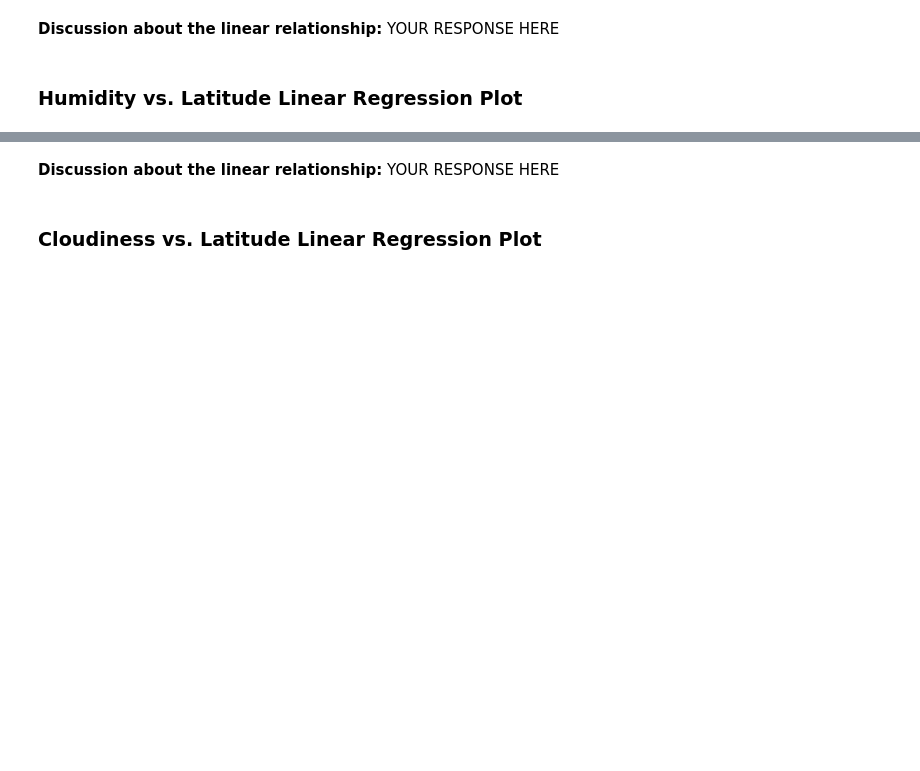
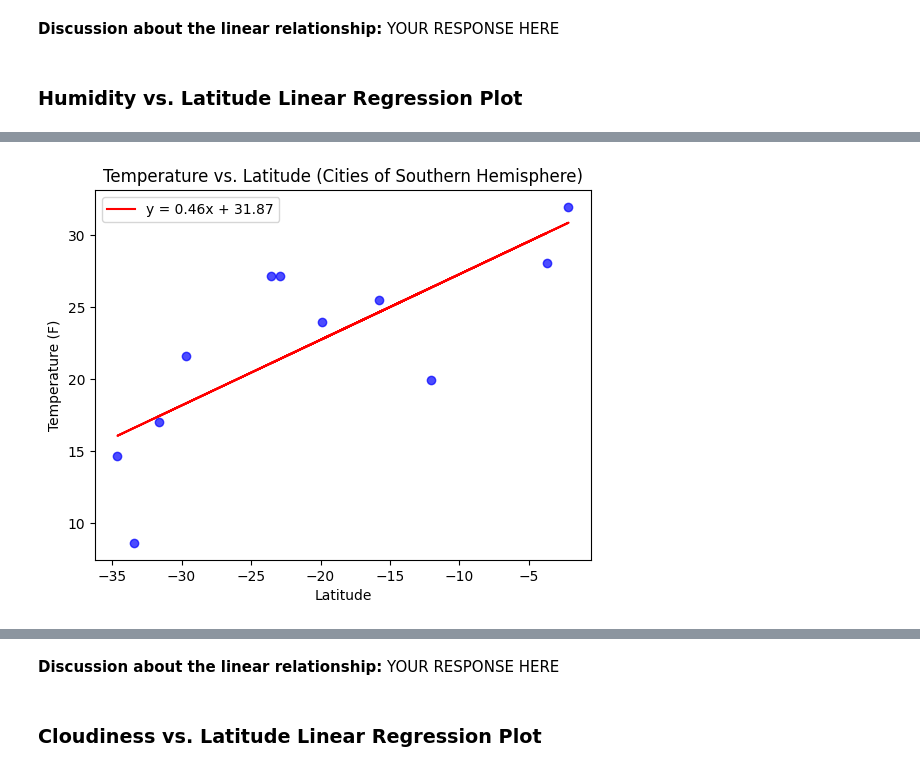
Before and after one commit to aparajita-code/python-api-challenge, a Jupyter notebook: WeatherPy/WeatherPy.ipynb, the cells around one changed output, grey strips where cells are left out. Cells and saved outputs as stored; diff of their text form; code cells hidden in the pictures; blank space fills up the shorter version.

Commit message:
upto southren hemishpere _linear regression of Latitutde vs Tempature

```diff
--- a/WeatherPy/WeatherPy.ipynb
+++ b/WeatherPy/WeatherPy.ipynb
@@ -547,3 +547,6 @@ R-squared: 0.05
 # %% [output]
 The r^2-value is: 0.6720220238897325
 [figure]
+# %%
+#pui the list of cities  (taking 20 random cities uner Southern hemisphere)
+cities_1= ["São Paulo","Lima,Mexico City","New York","Bogotá","Rio de Janeiro","Santiago","Los Angeles","Buenos Aires","Brasília","Salvador","Toronto","Chicago","Fortaleza","Santo Domingo","Belo Horizonte","Medellín","Cali","Houston","Guayaquil","Santa Maria","Santa Fe"]
@@ -549,0 +611,13 @@ The r^2-value is: 0.6720220238897325
+# %%
+# create a DataFrame from cities, lat, and temp
+southern_hemisphere_dict = {
+    "city": cities_1,
+    "lat": lat,
+    "temp": temp,
+    "humidity" : humidity,
+    "cloudiness" : cloudiness,
+    "wind_speed" : wind_speed,
+
+}
+southern_hemisphere_data = pd.DataFrame(southern_hemisphere_dict)
+southern_hemisphere_data
@@ -565,0 +646,3 @@ The r^2-value is: 0.00014367159540169783
+# %%
+southern_hemisphere_data.index = southern_hemisphere_data.index.set_names(['city_id'])
+southern_hemisphere_data
@@ -565,0 +668,5 @@ The r^2-value is: 0.00014367159540169783
+# %%
+filtered_southern_hemisphere_cities = southern_hemisphere_data[southern_hemisphere_data['lat'] < 0]
+
+# Print the resulting DataFrame
+print(filtered_southern_hemisphere_cities)
@@ -565,0 +687,19 @@ The r^2-value is: 0.00014367159540169783
+# %%
+#Southern Hemisphere (linear regression)- Latitude Vs temp
+# Create a scatter plot
+plt.scatter(filtered_southern_hemisphere_cities['lat'], filtered_southern_hemisphere_cities['temp'], marker='o', color='b', alpha=0.7)
+plt.xlabel('Latitude')
+plt.ylabel('Temperature (F)')
+plt.title('Temperature vs. Latitude (Cities of Southern Hemisphere)')
+
+# Compute linear regression
+slope, intercept, r_value, p_value, std_err = linregress(filtered_southern_hemisphere_cities['lat'], filtered_southern_hemisphere_cities['temp'])
+regression_line = slope * filtered_southern_hemisphere_cities['lat'] + intercept
+plt.plot(filtered_southern_hemisphere_cities['lat'], regression_line, color='r', label=f'y = {slope:.2f}x + {intercept:.2f}')
+plt.legend()
+# Save the figure (you can customize the filename and format)
+plt.savefig("solution7.png")
+
+plt.show()
+# %% [output]
+[figure, added]
```
Also changed, not shown: parts of 13 cells of this notebook, 5 other files.
